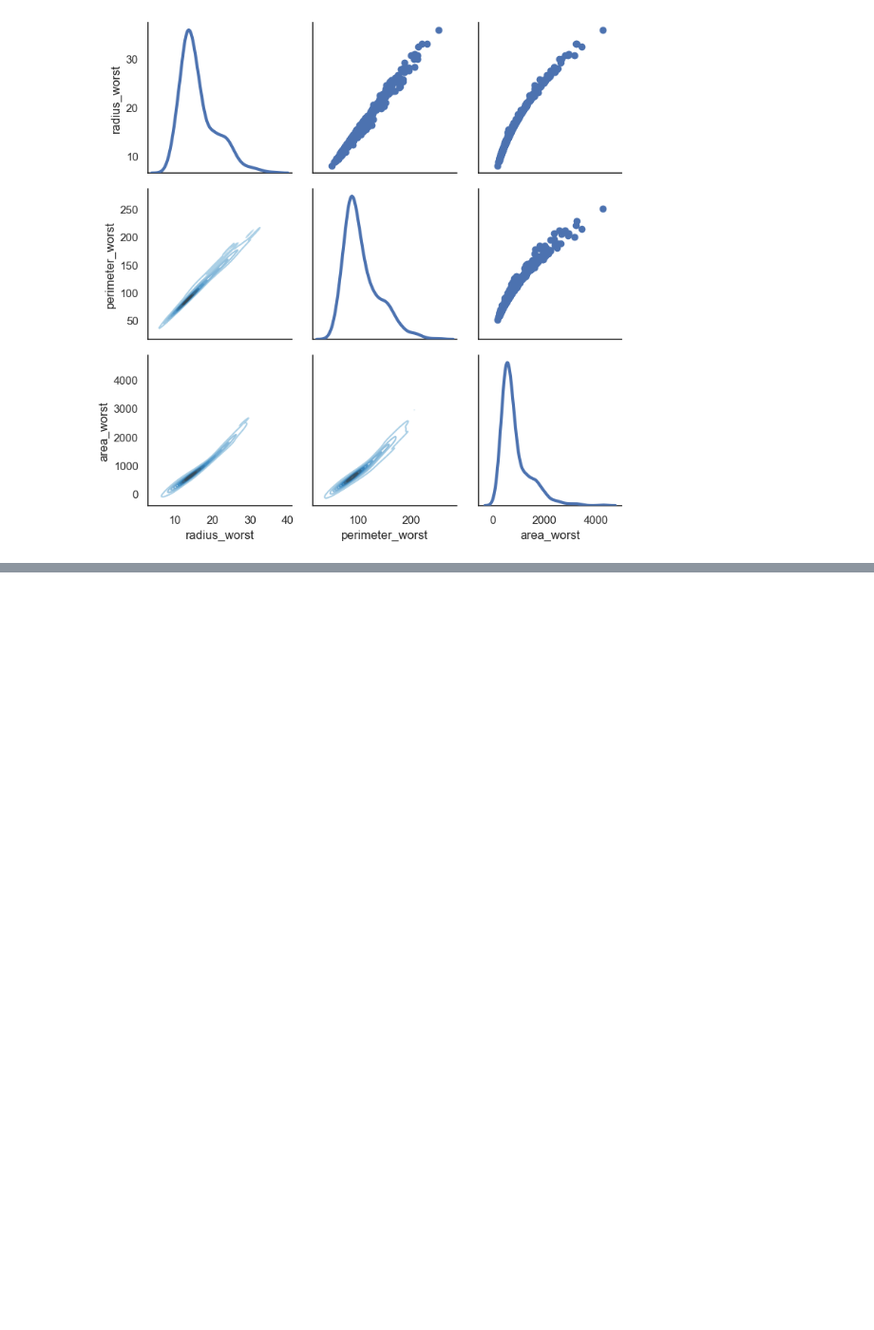
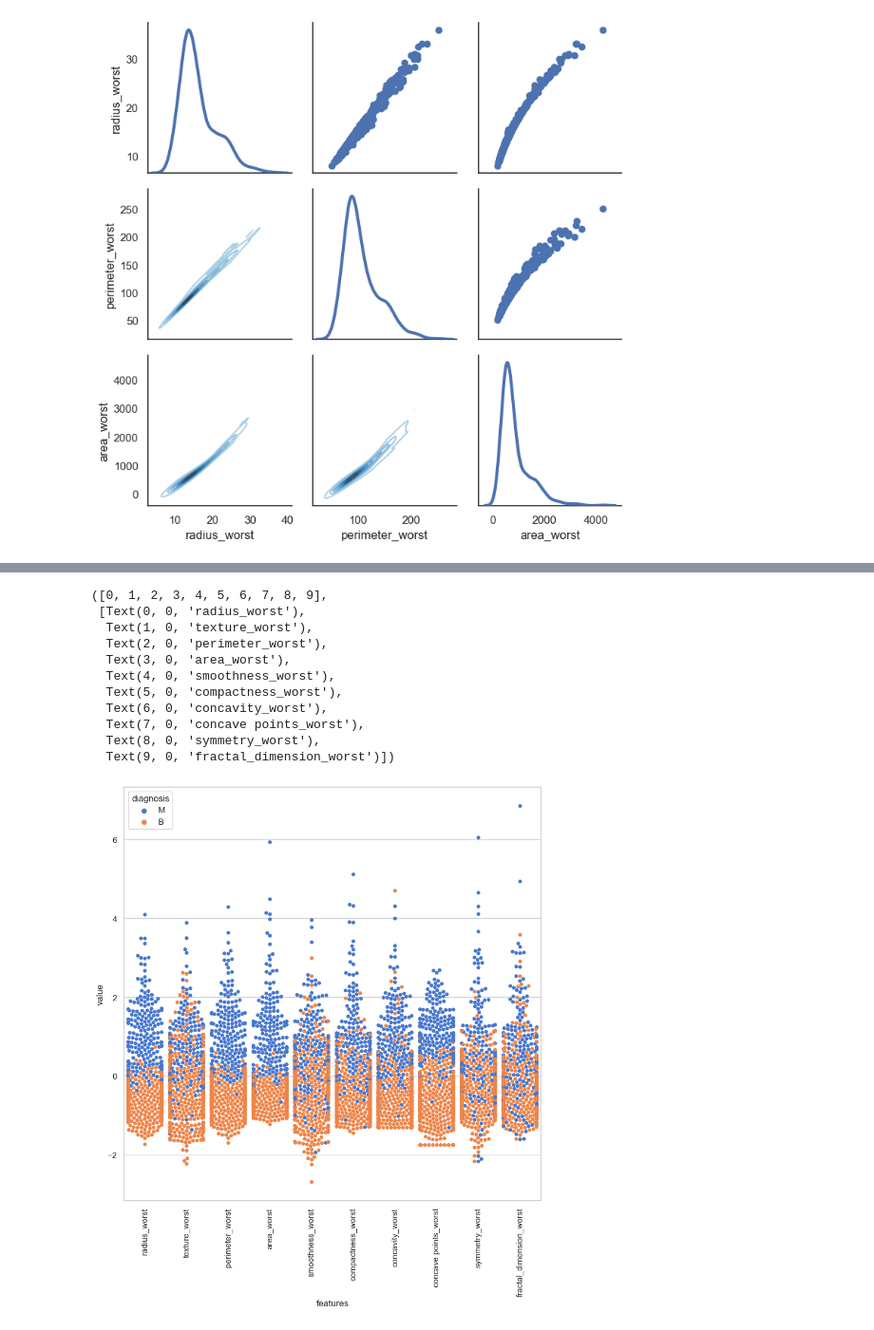
Before and after one commit to Akcanbasri/Feature-Selection-and-Data-Visualization, a Jupyter notebook: denem.ipynb, the cells around one changed output, grey strips where cells are left out. Shown at 95% size. Drawn from its saved outputs; the diff is of its cells as text; code cells hidden in the pictures; blank space fills up the shorter version.

```diff
--- a/denem.ipynb
+++ b/denem.ipynb
@@ -411,0 +478,31 @@ g.map_diag(sns.kdeplot, lw=3)
+# %%
+# Set the Seaborn style to "whitegrid" and use the "muted" color palette
+sns.set(style="whitegrid", palette="muted")
+
+# Melt the concatenated data, specifying the variables for diagnosis, features, and value
+data3 = pd.melt(concated_third, id_vars="diagnosis", var_name="features", value_name="value")
+
+# Create a figure with a size of 10x10
+plt.figure(figsize=(10, 10))
+
+# Record the current time
+tic = time.time()
+
+# Create a swarm plot using Seaborn's swarmplot function
+sns.swarmplot(x="features", y="value", hue="diagnosis", data=data3)
+
+# Rotate the x-axis labels by 90 degrees
+plt.xticks(rotation=90)
+# %% [output]
+([0, 1, 2, 3, 4, 5, 6, 7, 8, 9],
+ [Text(0, 0, 'radius_worst'),
+  Text(1, 0, 'texture_worst'),
+  Text(2, 0, 'perimeter_worst'),
+  Text(3, 0, 'area_worst'),
+  Text(4, 0, 'smoothness_worst'),
+  Text(5, 0, 'compactness_worst'),
+  Text(6, 0, 'concavity_worst'),
+  Text(7, 0, 'concave points_worst'),
+  Text(8, 0, 'symmetry_worst'),
+  Text(9, 0, 'fractal_dimension_worst')])
+[figure, added]
```
Also changed, not shown: parts of 42 cells of this notebook.
